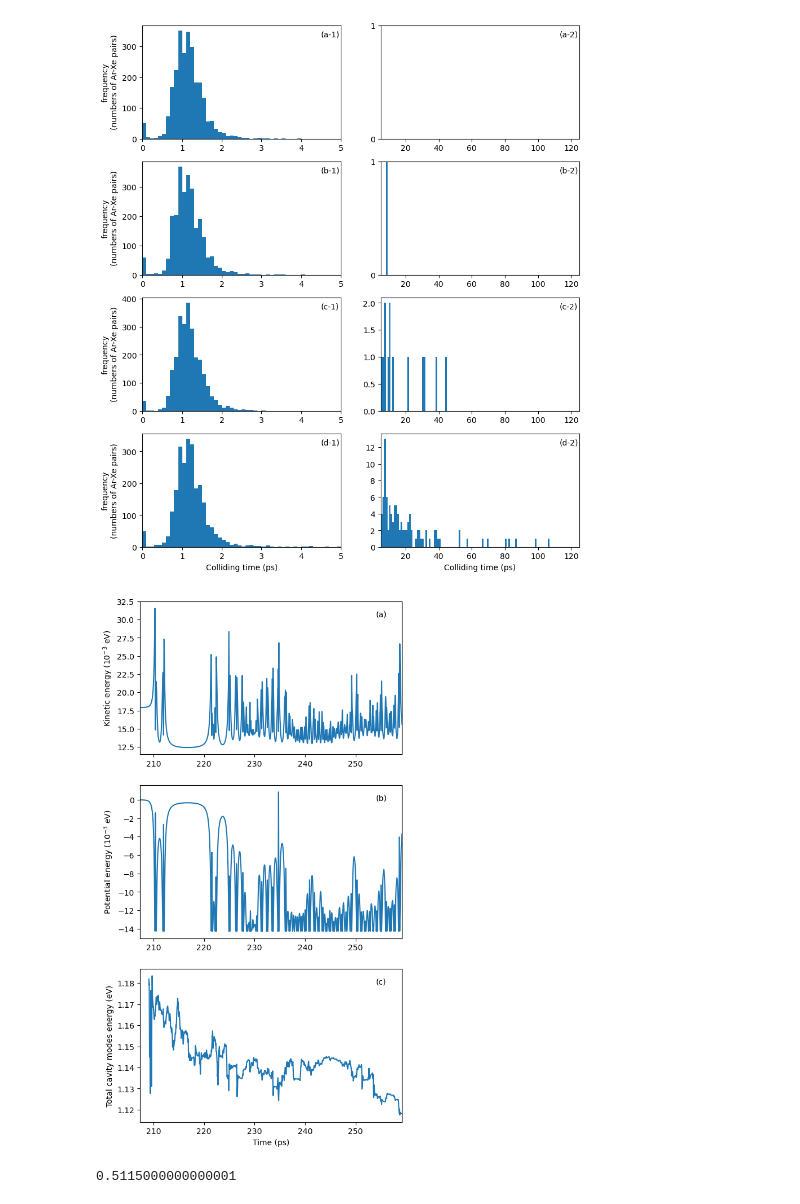
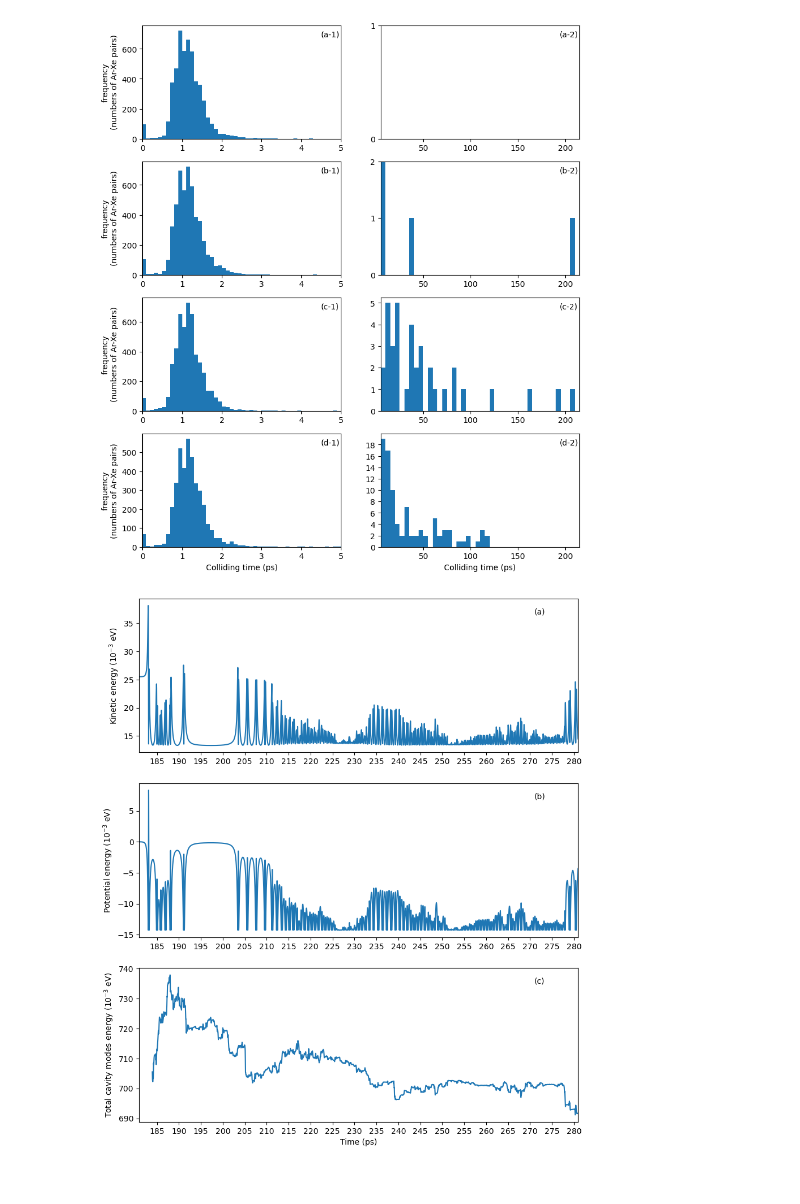
Before and after one commit to RibeiroGroup/Molecular-Dynamics-for-CIS, a Jupyter notebook: src/Plot-Copy1.ipynb, the cells around one changed output. Cells and saved outputs as stored; diff of their text form; code cells hidden in the pictures.

```diff
--- a/src/Plot-Copy1.ipynb
+++ b/src/Plot-Copy1.ipynb
@@ -35,7 +46,7 @@ potential_func = lambda r: \
         4 * red.epsilon_Ar_Xe * ((red.sigma_Ar_Xe**12 / r**12) - (red.sigma_Ar_Xe**6 / r**6)),
         'ev')
 
-r = np.linspace(1,3,400)
+r = np.linspace(1,8,400)
 fig,ax = plt.subplots()
 ax.plot(r * red.sigma, potential_func(r))
 # %%
@@ -69,15 +80,3 @@ for i, c in enumerate(c_list):
 fig_root = "figure/manuscript/"
 if not os.path.isdir(fig_root):
     os.mkdir(fig_root)
-# %%
-FREEFIELD_RESULT_DICT = {
-    temp: categorizing_result(freefield_path(temp,seed_list[i]), KEYWORDS = '')
-    for i, temp in enumerate(temperature_list)
-}
-
-"""
-CAVITYFIELD_RESULT_DICT1 = {
-    temp: categorizing_result(cavityfield_path(temp,seed_list[i], 'Lxy'), KEYWORDS = '')
-    for i, temp in enumerate(temperature_list)
-}
-"""
@@ -86,6 +83 @@ CAVITYFIELD_RESULT_DICT1 = {
-# %%
-CAVITYFIELD_RESULT_DICT2 = {
-    c: categorizing_result(cavityfield_path('200.0',seed_list2[i], c), KEYWORDS = '')
-    for i, c in enumerate(c_list)
-}
 # %%
@@ -274,8 +336,8 @@ def longest_time(result_dict):
 from matplotlib.ticker import (MultipleLocator, AutoMinorLocator)
 
 freefield_result_dict = FREEFIELD_RESULT_DICT['200.0']
-cavityfield_result_dict = CAVITYFIELD_RESULT_DICT2['Lxy']
-cavityfield_result_dict1 = CAVITYFIELD_RESULT_DICT2['Lxy1e1']
+cavityfield_result_dict = CAVITYFIELD_RESULT_DICT2['Lxy1e1']
+cavityfield_result_dict1 = CAVITYFIELD_RESULT_DICT2['Lxy15']
 cavityfield_result_dict2 = CAVITYFIELD_RESULT_DICT2['Lxy2e1']
 
 ft = getall_colliding_time(freefield_result_dict, limit = 0)
@@ -290,31 +352,34 @@ ax[1,0].hist(ct, np.arange(0,5 + 0.1, 0.1))
 ax[2,0].hist(ct1, np.arange(0,5 + 0.1, 0.1))
 ax[3,0].hist(ct2, np.arange(0,5 + 0.1, 0.1))
 
-ax[0,1].hist(ft, np.arange(5,125,1))
-ax[1,1].hist(ct, np.arange(5,125,1))
-ax[2,1].hist(ct1, np.arange(5,125,1))
-ax[3,1].hist(ct2, np.arange(5,125,1))
+ax[0,1].hist(ft, np.arange(5,215,5))
+ax[1,1].hist(ct, np.arange(5,215,5))
+ax[2,1].hist(ct1, np.arange(5,215,5))
+ax[3,1].hist(ct2, np.arange(5,215,5))
 
 ax[0,1].set_ylim(0,1)
 ax[0,1].yaxis.set_major_locator(MultipleLocator(1))
 ax[0,1].yaxis.set_major_formatter('{x:.0f}')
 
-ax[1,1].set_ylim(0,1)
+ax[1,1].set_ylim(0,2)
 ax[1,1].yaxis.set_major_locator(MultipleLocator(1))
 ax[1,1].yaxis.set_major_formatter('{x:.0f}')
 
-#ax[2,1].yaxis.set_major_locator(MultipleLocator(1))
-#ax[2,1].yaxis.set_major_formatter('{x:.0f}')
+ax[2,1].yaxis.set_major_locator(MultipleLocator(1))
+ax[2,1].yaxis.set_major_formatter('{x:.0f}')
+
+ax[3,1].yaxis.set_major_locator(MultipleLocator(2))
+ax[3,1].yaxis.set_major_formatter('{x:.0f}')
 
 ax[0,0].set_xlim(0,5)
 ax[1,0].set_xlim(0,5)
 ax[2,0].set_xlim(0,5)
 ax[3,0].set_xlim(0,5)
 
-ax[0,1].set_xlim(5,125)
-ax[1,1].set_xlim(5,125)
-ax[2,1].set_xlim(5,125)
-ax[3,1].set_xlim(5,125)
+ax[0,1].set_xlim(5,215)
+ax[1,1].set_xlim(5,215)
+ax[2,1].set_xlim(5,215)
+ax[3,1].set_xlim(5,215)
 
 ax[0,0].set_ylabel('frequency\n(numbers of Ar-Xe pairs)')
 ax[1,0].set_ylabel('frequency\n(numbers of Ar-Xe pairs)')
@@ -336,9 +401,11 @@ ax[3,1].annotate('(d-2)',xy = (0.9,0.9), xycoords = 'axes fraction')
 
 fig.savefig(fig_root + 'histogram.jpeg',dpi=600, bbox_inches = 'tight')
 # %% [output]
-[figure, old version]
+[figure, new version]
 # %%
-cavityfield_result_dict2 = CAVITYFIELD_RESULT_DICT2['Lxy2e1']
+cavityfield_result_dict2 = categorizing_result(
+    CAVITYFIELD_RESULT_DICT2['Lxy15'], ''
+)
 
 result_idx, i = longest_time(cavityfield_result_dict2)
 field = cavityfield_result_dict2[result_idx]['field']
@@ -362,39 +429,44 @@ k = red.convert_energy(k,'ev') * 1e3
 
 d_arxe = r_ar - r_xe
 d_arxe = np.sqrt(np.einsum('ni,ni->n',d_arxe,d_arxe))
 v = LJ_potential(red.sigma_Ar_Xe, red.epsilon_Ar_Xe, d_arxe)
 v = red.convert_energy(v,'ev') * 1e3
 
 hem = red.convert_energy(
-    np.sum(field.history['energy'],axis = 1), 'ev')
+    np.sum(field.history['energy'],axis = 1), 'ev') * 1e3
 tem = field.history['t']
 
-fig,ax = plt.subplots(3,figsize = (6,12))
+fig,ax = plt.subplots(3,figsize = (10,12))
 #ax[0].plot(t[200:], d[200:])
 ax[0].plot(t, k)
 ax[1].plot(t, v)
-ax[2].plot(tem[180:], hem[180:])
+ax[2].plot(tem[300:], hem[300:])
 
 #ax[0].set_xlim(t[0],t[-1])
 ax[0].set_xlim(t[0],t[-1])
 ax[1].set_xlim(t[0],t[-1])
 ax[2].set_xlim(t[0],t[-1])
 
+ax[0].xaxis.set_major_locator(MultipleLocator(5))
+ax[0].xaxis.set_major_formatter('{x:.0f}')
+
+ax[1].xaxis.set_major_locator(MultipleLocator(5))
+ax[1].xaxis.set_major_formatter('{x:.0f}')
+
+ax[2].xaxis.set_major_locator(MultipleLocator(5))
+ax[2].xaxis.set_major_formatter('{x:.0f}')
+
 #ax[0].set_ylabel(r'Ar-Xe distance (nm)')
 ax[0].set_ylabel(r'Kinetic energy ($10^{-3}$ eV)')
 ax[1].set_ylabel(r'Potential energy ($10^{-3}$ eV)')
-ax[2].set_ylabel(r'Total cavity modes energy (eV)')
+ax[2].set_ylabel(r'Total cavity modes energy ($10^{-3}$ eV)')
 
 ax[2].set_xlabel('Time (ps)')
 
 ax[0].annotate('(a)',xy = (0.9,0.9), xycoords = 'axes fraction')
 ax[1].annotate('(b)',xy = (0.9,0.9), xycoords = 'axes fraction')
 ax[2].annotate('(c)',xy = (0.9,0.9), xycoords = 'axes fraction')
 
 fig.savefig(fig_root + 'energy_breakdown.jpeg',dpi=600, bbox_inches = 'tight')
 # %% [output]
-[figure, old version]
+[figure, new version]
-# %%
-1.5e7 * red.sigma
-# %% [output]
-0.5115000000000001
```
Also changed, not shown: parts of 19 cells of this notebook, 9 other files.
